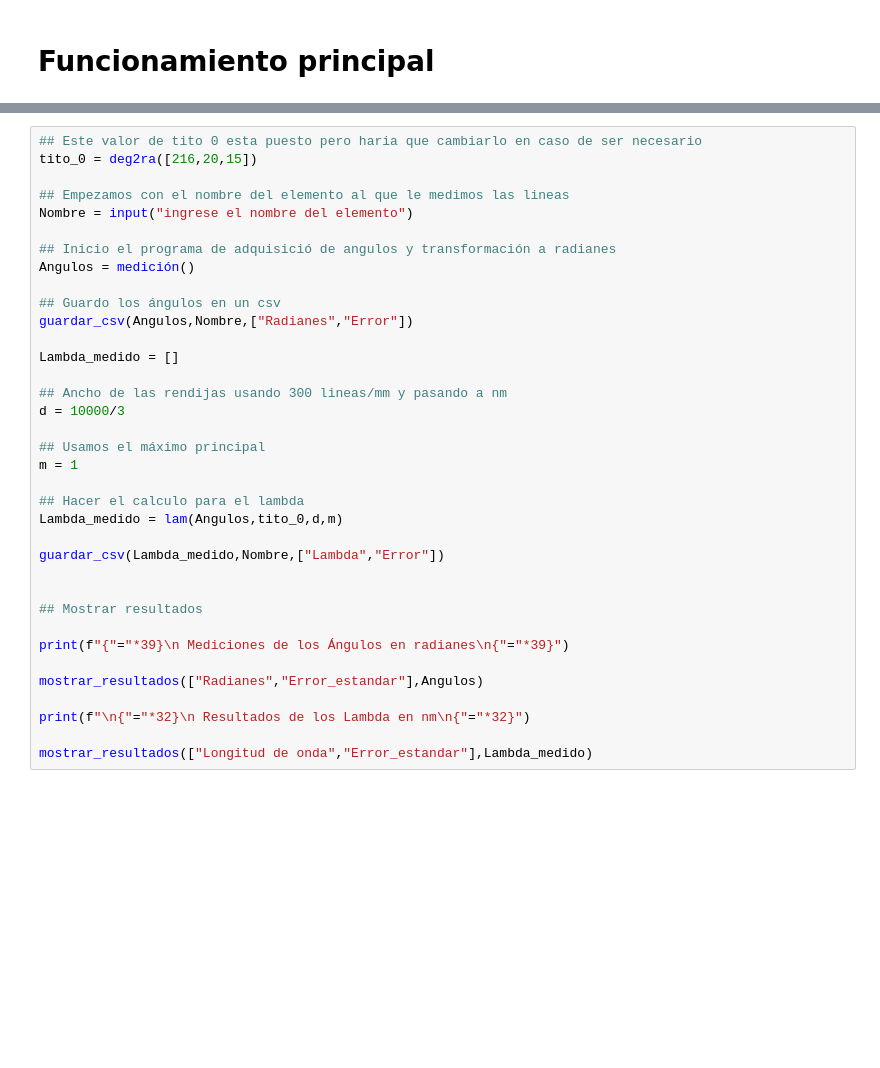
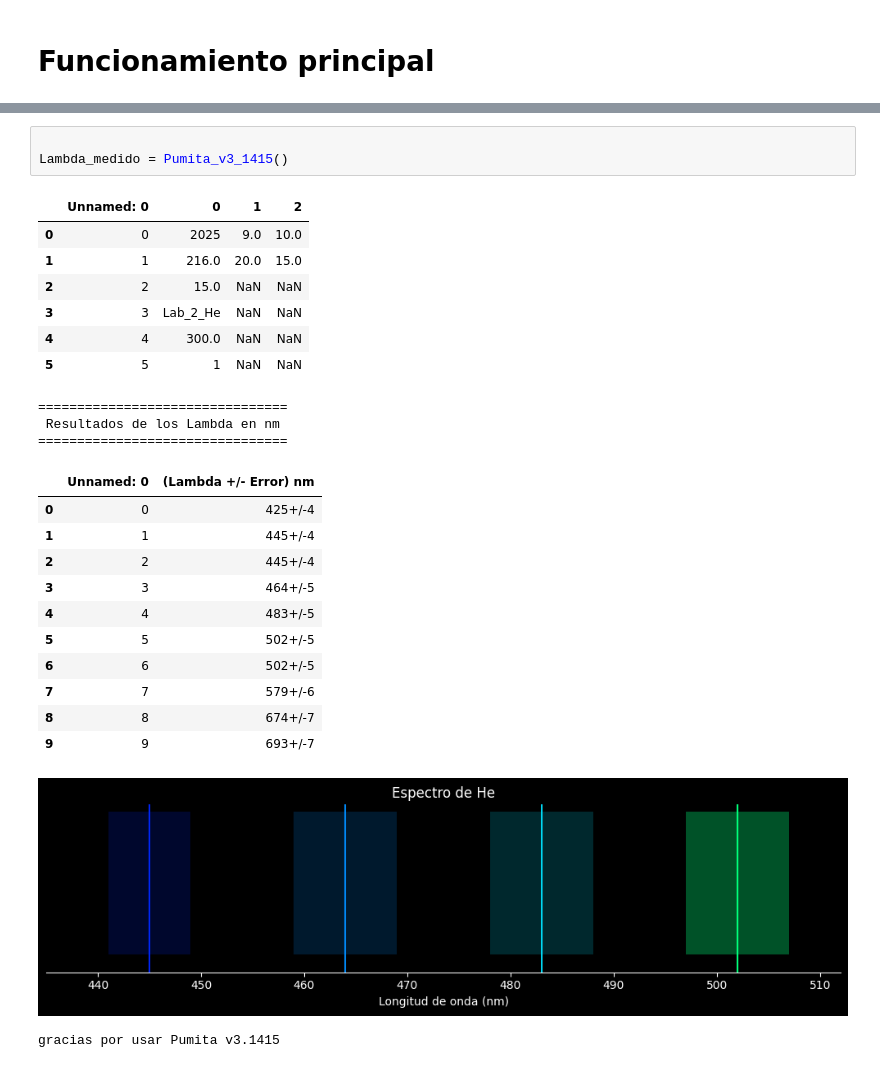
Before and after one commit to FabriTape/Exp-2-Lab-2-Emision-de-gases-, a Jupyter notebook: Emision_abs.ipynb, the cells around one changed output, grey strips where cells are left out. Cells and saved outputs as stored; diff of their text form; blank space fills up the shorter version.

```diff
--- a/Emision_abs.ipynb
+++ b/Emision_abs.ipynb
@@ -175,36 +422,27 @@ Para acceder a los datos hay dos opciones:
 # %%
-## Este valor de tito 0 esta puesto pero haria que cambiarlo en caso de ser necesario
-tito_0 = deg2ra([216,20,15])
 
-## Empezamos con el nombre del elemento al que le medimos las lineas
-Nombre = input("ingrese el nombre del elemento")
-
-## Inicio el programa de adquisició de angulos y transformación a radianes
-Angulos = medición()
-
-## Guardo los ángulos en un csv
-guardar_csv(Angulos,Nombre,["Radianes","Error"])
-
-Lambda_medido = []
-
-## Ancho de las rendijas usando 300 lineas/mm y pasando a nm
-d = 10000/3
-
-## Usamos el máximo principal
-m = 1
-
-## Hacer el calculo para el lambda
-Lambda_medido = lam(Angulos,tito_0,d,m)
-
-guardar_csv(Lambda_medido,Nombre,["Lambda","Error"])
-
-
-## Mostrar resultados
-
-print(f"{"="*39}\n Mediciones de los Ángulos en radianes\n{"="*39}")
-
-mostrar_resultados(["Radianes","Error_estandar"],Angulos)
-
-print(f"\n{"="*32}\n Resultados de los Lambda en nm\n{"="*32}")
-
-mostrar_resultados(["Longitud de onda","Error_estandar"],Lambda_medido)
+Lambda_medido = Pumita_v3_1415()
+# %% [output]
+|  | Unnamed: 0 | 0 | 1 | 2 |
+| 0 | 0 | 2025 | 9.0 | 10.0 |
+| 1 | 1 | 216.0 | 20.0 | 15.0 |
+| 2 | 2 | 15.0 | NaN | NaN |
+| 3 | 3 | Lab_2_He | NaN | NaN |
+| 4 | 4 | 300.0 | NaN | NaN |
+| 5 | 5 | 1 | NaN | NaN |
+================================
+ Resultados de los Lambda en nm
+================================
+|  | Unnamed: 0 | (Lambda +/- Error) nm |
+| 0 | 0 | 425+/-4 |
+| 1 | 1 | 445+/-4 |
+| 2 | 2 | 445+/-4 |
+| 3 | 3 | 464+/-5 |
+| 4 | 4 | 483+/-5 |
+| 5 | 5 | 502+/-5 |
+| 6 | 6 | 502+/-5 |
+| 7 | 7 | 579+/-6 |
+| 8 | 8 | 674+/-7 |
+| 9 | 9 | 693+/-7 |
+[figure, added]
+gracias por usar Pumita v3.1415
```
Also changed, not shown: parts of 6 cells of this notebook.
